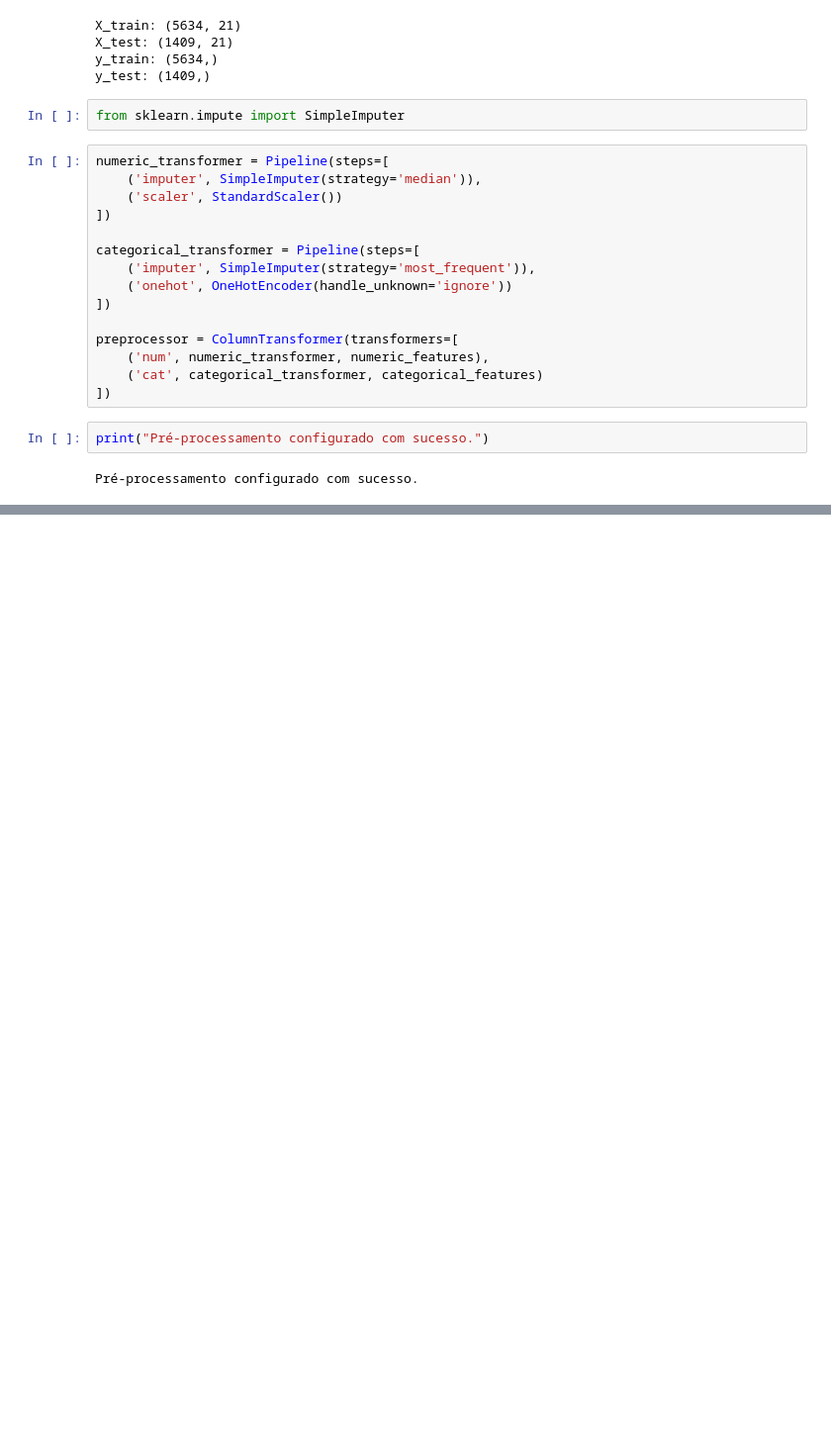
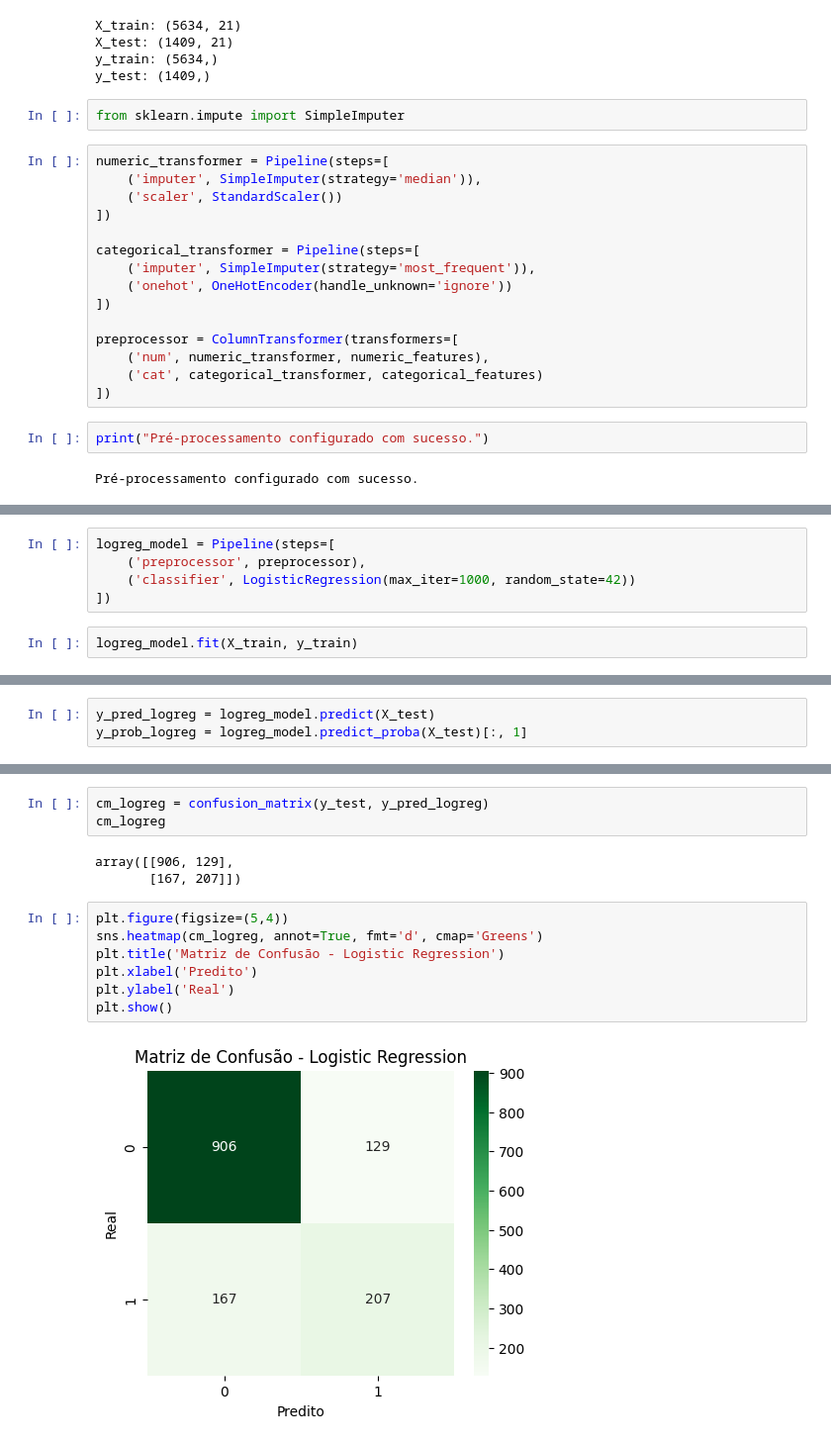
Before and after one commit to fabii2607/projeto-churn-ml, a Jupyter notebook: notebooks/02_baseline.ipynb, the cells around one changed output, grey strips where cells are left out. Shown at 99% size. Cells and saved outputs as stored; diff of their text form; blank space fills up the shorter version.

```diff
--- a/notebooks/02_baseline.ipynb
+++ b/notebooks/02_baseline.ipynb
@@ -192,0 +293,7 @@ print("Pré-processamento configurado com sucesso.")
+# %%
+logreg_model = Pipeline(steps=[
+    ('preprocessor', preprocessor),
+    ('classifier', LogisticRegression(max_iter=1000, random_state=42))
+])
+# %%
+logreg_model.fit(X_train, y_train)
@@ -192,0 +318,3 @@ print("Pré-processamento configurado com sucesso.")
+# %%
+y_pred_logreg = logreg_model.predict(X_test)
+y_prob_logreg = logreg_model.predict_proba(X_test)[:, 1]
@@ -192,0 +331,15 @@ print("Pré-processamento configurado com sucesso.")
+# %%
+cm_logreg = confusion_matrix(y_test, y_pred_logreg)
+cm_logreg
+# %% [output]
+array([[906, 129],
+       [167, 207]])
+# %%
+plt.figure(figsize=(5,4))
+sns.heatmap(cm_logreg, annot=True, fmt='d', cmap='Greens')
+plt.title('Matriz de Confusão - Logistic Regression')
+plt.xlabel('Predito')
+plt.ylabel('Real')
+plt.show()
+# %% [output]
+[figure, added]
```
Also changed, not shown: parts of 21 cells of this notebook, 1 other file.
